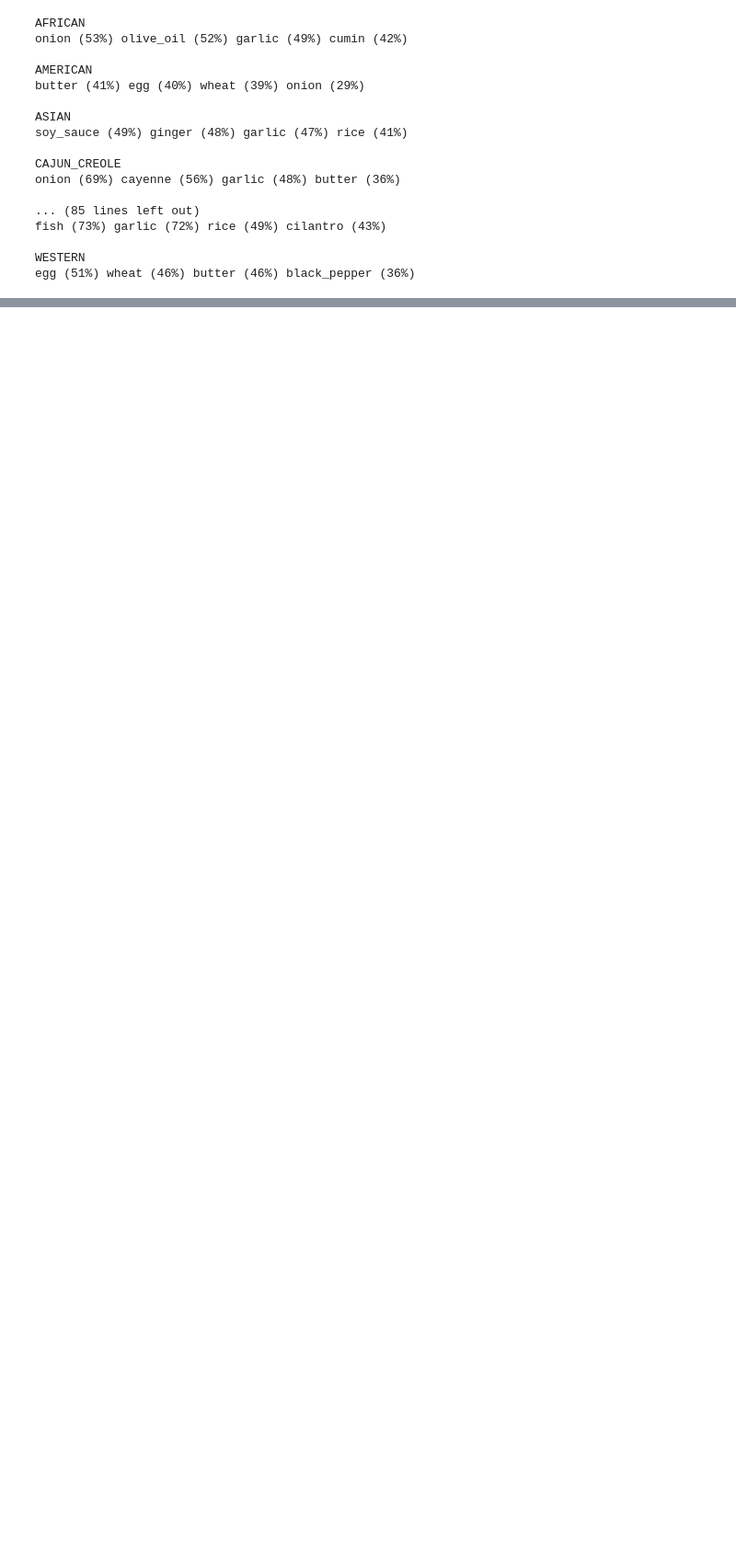
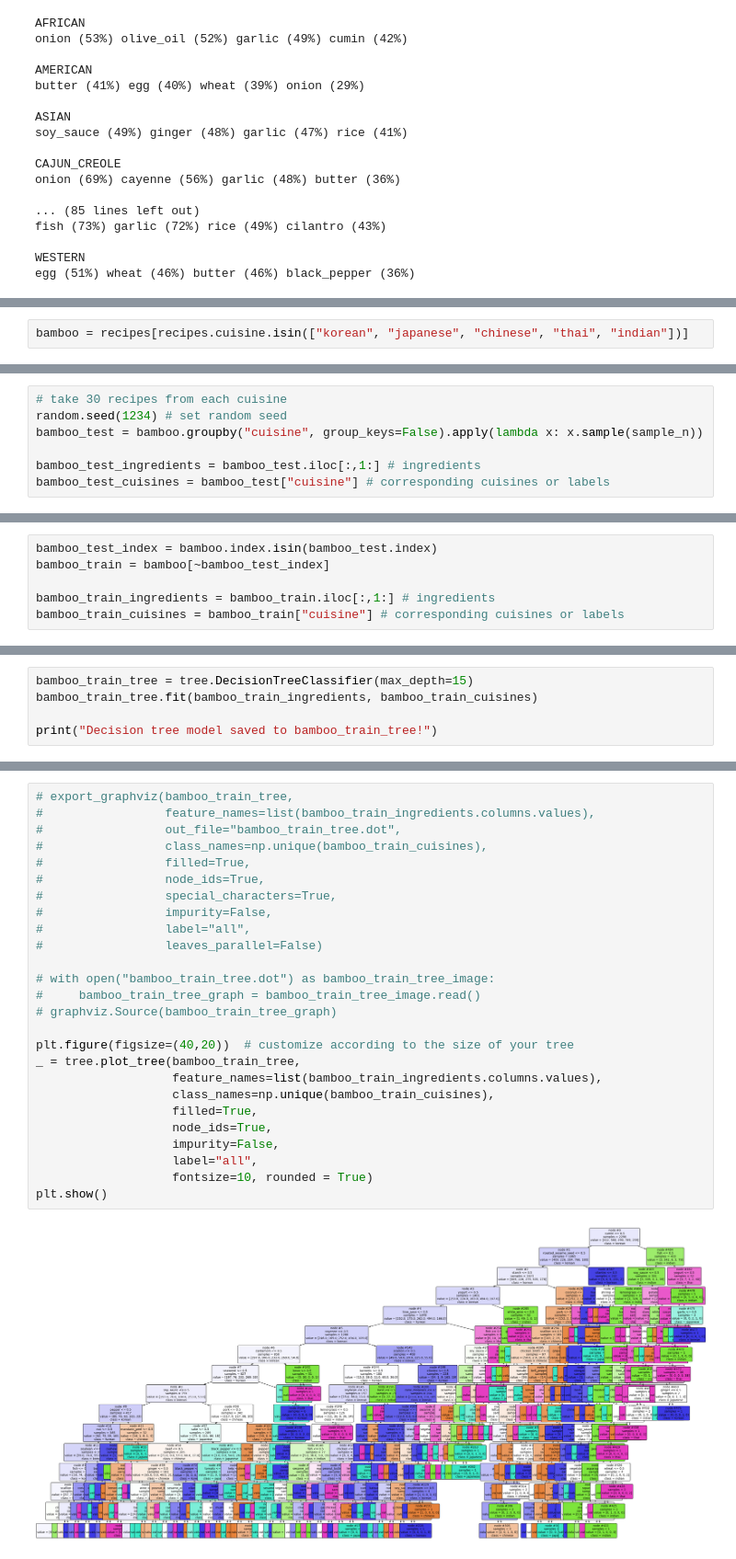
Before and after one commit to stephenanjali97/SamadhiPrajna, a Jupyter notebook: Flavours and Food Pairing.ipynb, the cells around one changed output, grey strips where cells are left out. Shown at 92% size. Saved outputs shown, nothing was run; the diff lists cells and outputs as text; blank space fills up the shorter version.

```diff
--- a/Flavours and Food Pairing.ipynb
+++ b/Flavours and Food Pairing.ipynb
@@ -266,0 +329,2 @@ egg (51%) wheat (46%) butter (46%) black_pepper (36%)
+# %%
+bamboo = recipes[recipes.cuisine.isin(["korean", "japanese", "chinese", "thai", "indian"])]
@@ -266,0 +344,7 @@ egg (51%) wheat (46%) butter (46%) black_pepper (36%)
+# %%
+# take 30 recipes from each cuisine
+random.seed(1234) # set random seed
+bamboo_test = bamboo.groupby("cuisine", group_keys=False).apply(lambda x: x.sample(sample_n))
+
+bamboo_test_ingredients = bamboo_test.iloc[:,1:] # ingredients
+bamboo_test_cuisines = bamboo_test["cuisine"] # corresponding cuisines or labels
@@ -266,0 +362,6 @@ egg (51%) wheat (46%) butter (46%) black_pepper (36%)
+# %%
+bamboo_test_index = bamboo.index.isin(bamboo_test.index)
+bamboo_train = bamboo[~bamboo_test_index]
+
+bamboo_train_ingredients = bamboo_train.iloc[:,1:] # ingredients
+bamboo_train_cuisines = bamboo_train["cuisine"] # corresponding cuisines or labels
@@ -266,0 +378,5 @@ egg (51%) wheat (46%) butter (46%) black_pepper (36%)
+# %%
+bamboo_train_tree = tree.DecisionTreeClassifier(max_depth=15)
+bamboo_train_tree.fit(bamboo_train_ingredients, bamboo_train_cuisines)
+
+print("Decision tree model saved to bamboo_train_tree!")
@@ -266,0 +385,28 @@ egg (51%) wheat (46%) butter (46%) black_pepper (36%)
+# %%
+# export_graphviz(bamboo_train_tree,
+#                 feature_names=list(bamboo_train_ingredients.columns.values),
+#                 out_file="bamboo_train_tree.dot",
+#                 class_names=np.unique(bamboo_train_cuisines),
+#                 filled=True,
+#                 node_ids=True,
+#                 special_characters=True,
+#                 impurity=False,
+#                 label="all",
+#                 leaves_parallel=False)
+
+# with open("bamboo_train_tree.dot") as bamboo_train_tree_image:
+#     bamboo_train_tree_graph = bamboo_train_tree_image.read()
+# graphviz.Source(bamboo_train_tree_graph)
+
+plt.figure(figsize=(40,20))  # customize according to the size of your tree
+_ = tree.plot_tree(bamboo_train_tree,
+                   feature_names=list(bamboo_train_ingredients.columns.values),
+                   class_names=np.unique(bamboo_train_cuisines),
+                   filled=True,
+                   node_ids=True,
+                   impurity=False,
+                   label="all",
+                   fontsize=10, rounded = True)
+plt.show()
+# %% [output]
+[figure, added]
```
Also changed, not shown: parts of 11 cells of this notebook.
